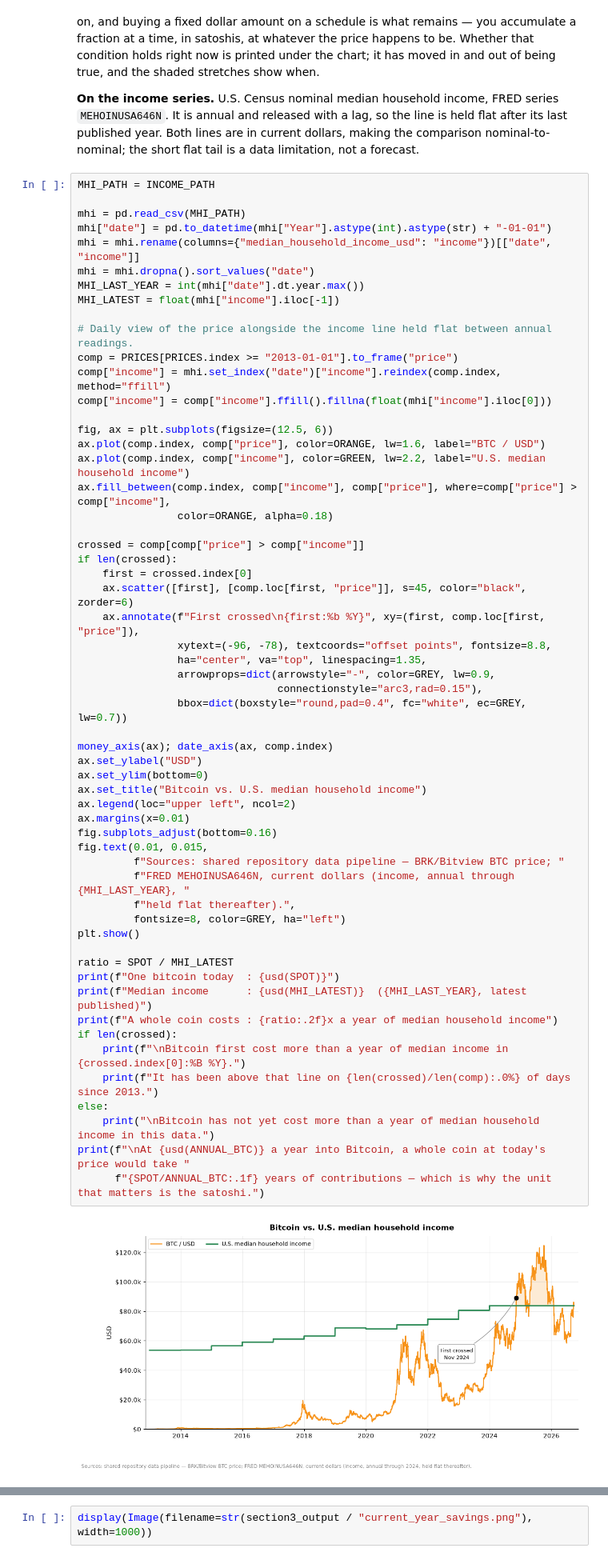
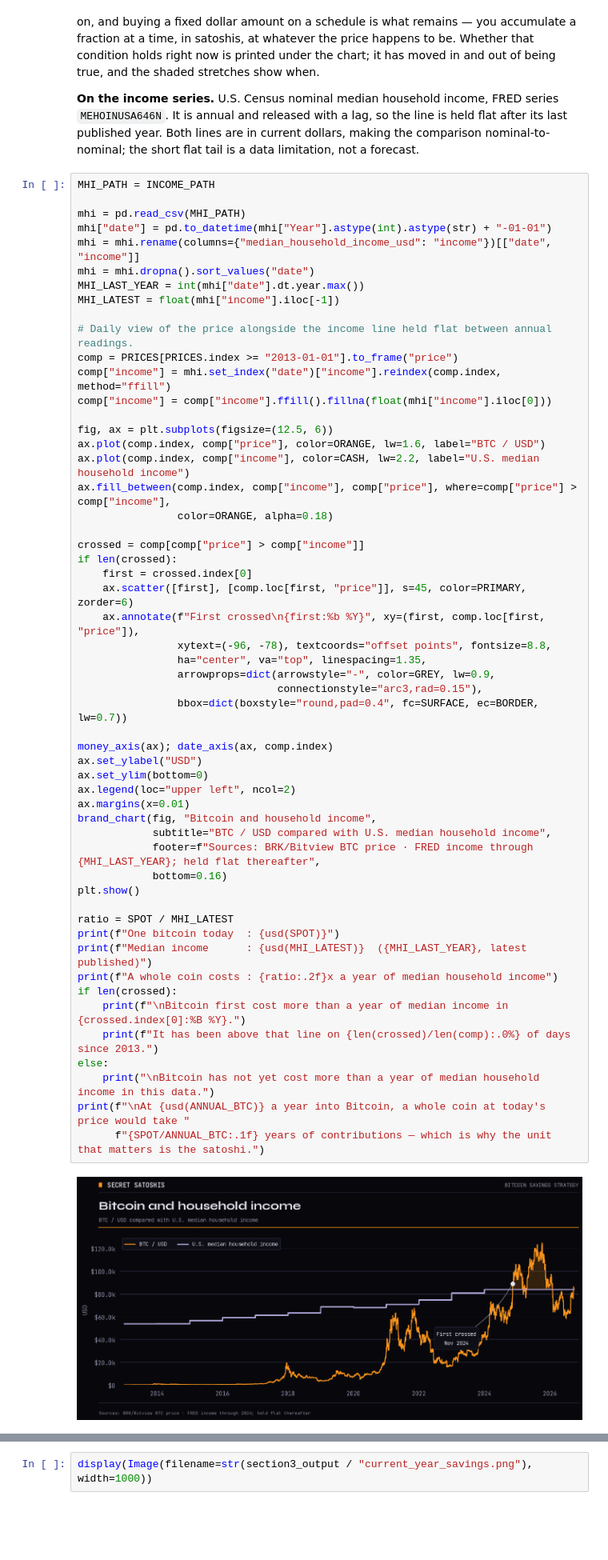
Before and after one commit to SecretSatoshis/Bitcoin-Investment-Strategy, a Jupyter notebook: notebooks/bitcoin_savings_plan.ipynb, the cells around one changed output, grey strips where cells are left out. Shown at 80% size. Saved outputs shown, nothing was run; the diff lists cells and outputs as text; blank space fills up the shorter version.

Commit message:
Unify savings notebook and newsletter visual styling

```diff
--- a/notebooks/bitcoin_savings_plan.ipynb
+++ b/notebooks/bitcoin_savings_plan.ipynb
@@ -257,48 +358,45 @@ comp["income"] = comp["income"].ffill().fillna(float(mhi["income"].iloc[0]))
 
 fig, ax = plt.subplots(figsize=(12.5, 6))
 ax.plot(comp.index, comp["price"], color=ORANGE, lw=1.6, label="BTC / USD")
-ax.plot(comp.index, comp["income"], color=GREEN, lw=2.2, label="U.S. median household income")
+ax.plot(comp.index, comp["income"], color=CASH, lw=2.2, label="U.S. median household income")
 ax.fill_between(comp.index, comp["income"], comp["price"], where=comp["price"] > comp["income"],
                 color=ORANGE, alpha=0.18)
 
 crossed = comp[comp["price"] > comp["income"]]
 if len(crossed):
     first = crossed.index[0]
-    ax.scatter([first], [comp.loc[first, "price"]], s=45, color="black", zorder=6)
+    ax.scatter([first], [comp.loc[first, "price"]], s=45, color=PRIMARY, zorder=6)
     ax.annotate(f"First crossed\n{first:%b %Y}", xy=(first, comp.loc[first, "price"]),
                 xytext=(-96, -78), textcoords="offset points", fontsize=8.8,
                 ha="center", va="top", linespacing=1.35,
                 arrowprops=dict(arrowstyle="-", color=GREY, lw=0.9,
                                 connectionstyle="arc3,rad=0.15"),
-                bbox=dict(boxstyle="round,pad=0.4", fc="white", ec=GREY, lw=0.7))
+                bbox=dict(boxstyle="round,pad=0.4", fc=SURFACE, ec=BORDER, lw=0.7))
 
 money_axis(ax); date_axis(ax, comp.index)
 ax.set_ylabel("USD")
 ax.set_ylim(bottom=0)
-ax.set_title("Bitcoin vs. U.S. median household income")
 ax.legend(loc="upper left", ncol=2)
 ax.margins(x=0.01)
-fig.subplots_adjust(bottom=0.16)
-fig.text(0.01, 0.015,
-         f"Sources: shared repository data pipeline — BRK/Bitview BTC price; "
-         f"FRED MEHOINUSA646N, current dollars (income, annual through {MHI_LAST_YEAR}, "
-         f"held flat thereafter).",
-         fontsize=8, color=GREY, ha="left")
+brand_chart(fig, "Bitcoin and household income",
+            subtitle="BTC / USD compared with U.S. median household income",
+            footer=f"Sources: BRK/Bitview BTC price · FRED income through {MHI_LAST_YEAR}; held flat thereafter",
+            bottom=0.16)
 plt.show()
 
 ratio = SPOT / MHI_LATEST
 print(f"One bitcoin today  : {usd(SPOT)}")
 print(f"Median income      : {usd(MHI_LATEST)}  ({MHI_LAST_YEAR}, latest published)")
 print(f"A whole coin costs : {ratio:.2f}x a year of median household income")
 if len(crossed):
     print(f"\nBitcoin first cost more than a year of median income in {crossed.index[0]:%B %Y}.")
     print(f"It has been above that line on {len(crossed)/len(comp):.0%} of days since 2013.")
 else:
     print("\nBitcoin has not yet cost more than a year of median household income in this data.")
 print(f"\nAt {usd(ANNUAL_BTC)} a year into Bitcoin, a whole coin at today's price would take "
       f"{SPOT/ANNUAL_BTC:.1f} years of contributions — which is why the unit that matters is the satoshi.")
 # %% [output]
-[figure, old version]
+[figure, new version]
 One bitcoin today  : $84.1k
 Median income      : $83.7k  (2024, latest published)
 A whole coin costs : 1.00x a year of median household income
```
Also changed, not shown: parts of 13 cells of this notebook, 6 other files.
